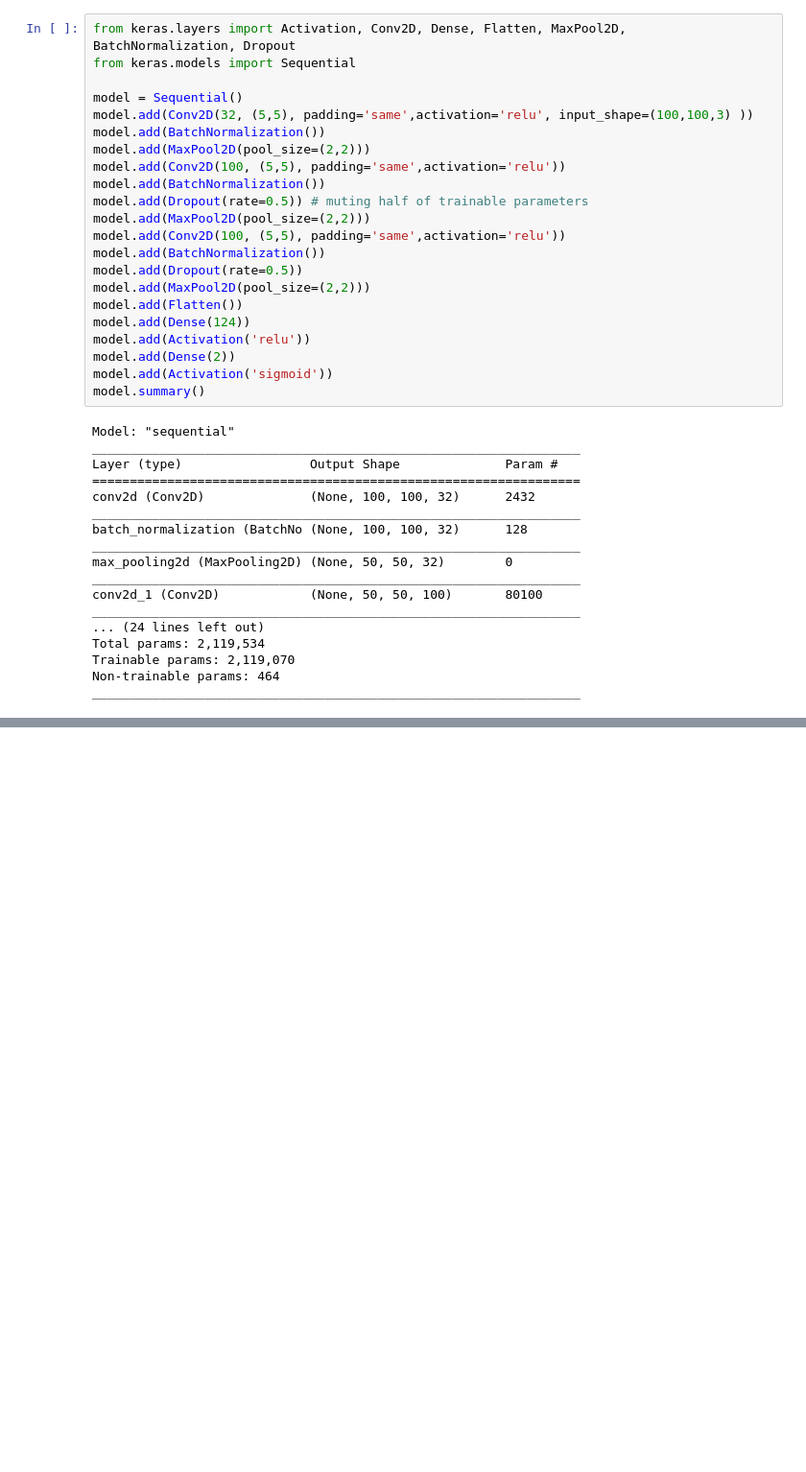
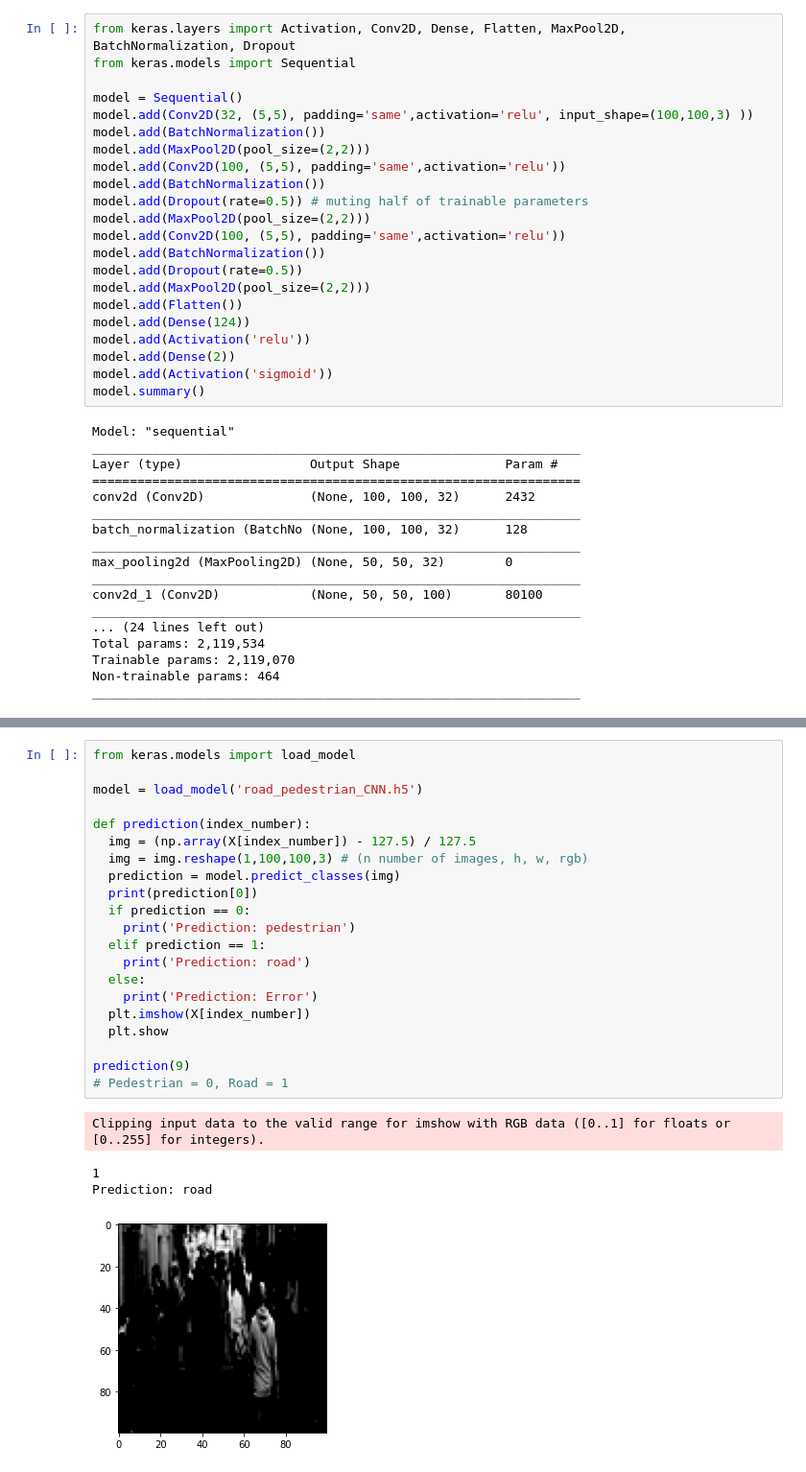
Before and after one commit to tcruz88/CNN_project, a Jupyter notebook: CNN.ipynb, the cells around one changed output, grey strips where cells are left out. Shown at 96% size. Saved outputs shown, nothing was run; the diff lists cells and outputs as text; blank space fills up the shorter version.

```diff
--- a/CNN.ipynb
+++ b/CNN.ipynb
@@ -180,0 +158,26 @@ No handles with labels found to put in legend.
+# %%
+from keras.models import load_model
+
+model = load_model('road_pedestrian_CNN.h5')
+
+def prediction(index_number):
+  img = (np.array(X[index_number]) - 127.5) / 127.5
+  img = img.reshape(1,100,100,3) # (n number of images, h, w, rgb)
+  prediction = model.predict_classes(img)
+  print(prediction[0])
+  if prediction == 0:
+    print('Prediction: pedestrian')
+  elif prediction == 1:
+    print('Prediction: road')
+  else:
+    print('Prediction: Error')
+  plt.imshow(X[index_number])
+  plt.show
+
+prediction(9)
+# Pedestrian = 0, Road = 1
+# %% [output]
+Clipping input data to the valid range for imshow with RGB data ([0..1] for floats or [0..255] for integers).
+1
+Prediction: road
+[figure, added]
```
Also changed, not shown: parts of 4 cells of this notebook.
